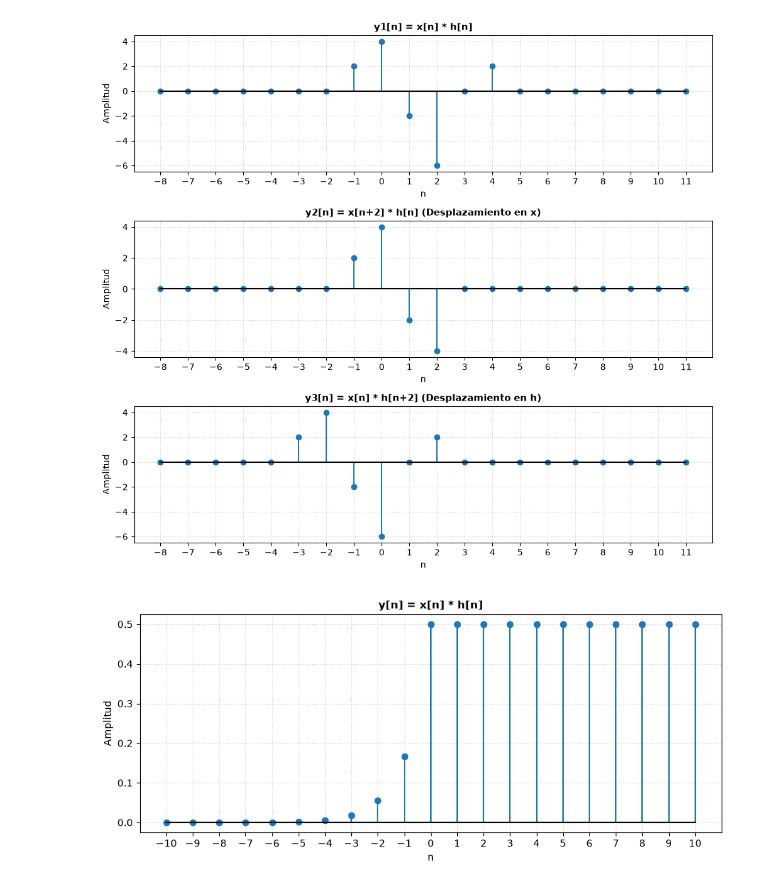
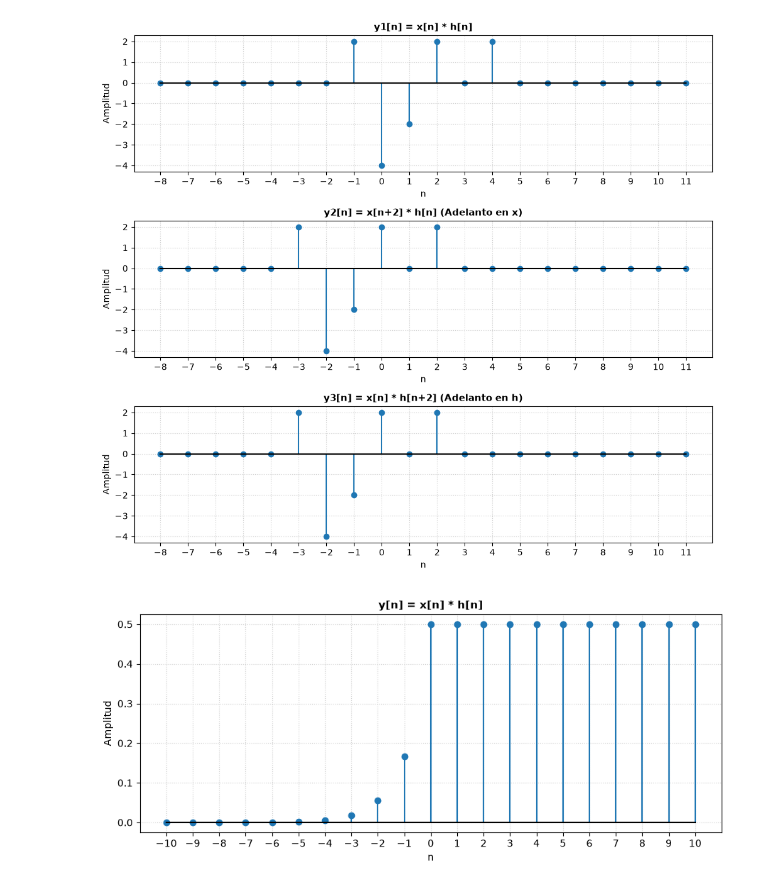
Before and after one commit to JulioOZ-cmyk/Procesamiento-de-senales, a Jupyter notebook: notebooks/Lab2.ipynb, the cells around one changed output. Drawn from its saved outputs; the diff is of its cells as text; code cells hidden in the pictures.

```diff
--- a/notebooks/Lab2.ipynb
+++ b/notebooks/Lab2.ipynb
@@ -6,7 +6,7 @@ n_range = np.arange(-8, 12)
 
 def x_sig(n):
     return (
-        (n == 0).astype(float) + 2 * (n == 1).astype(float) - (n == 3).astype(float)
+        (n == 0).astype(float) - 2 * (n == 1).astype(float) - (n == 3).astype(float)
     )
 
 def h_sig(n):
@@ -21,49 +21,47 @@ h_base = h_sig(n_h)
 y1_conv = np.convolve(x_base, h_base, mode="full")
 n_y1 = np.arange(n_x[0] + n_h[0], n_x[-1] + n_h[-1] + 1)
 
-n_x_shifted = n_x - 2
-x_shifted_base = x_sig(n_x_shifted)
+n_x_shifted = n_x + 2
+x_shifted_base = x_sig(n_x)
 y2_conv = np.convolve(x_shifted_base, h_base, mode="full")
-n_y2 = np.arange(n_x_shifted[0] + n_h[0], n_x_shifted[-1] + n_h[-1] + 1)
+n_y2 = np.arange(n_x[0] + n_h[0] - 2, n_x[-1] + n_h[-1] - 2 + 1)
 
-n_h_shifted = n_h - 2
+n_h_shifted = n_h + 2
 h_shifted_base = h_sig(n_h)
 y3_conv = np.convolve(x_base, h_shifted_base, mode="full")
-n_y3 = np.arange(n_x[0] + n_h_shifted[0], n_x[-1] + n_h_shifted[-1] + 1)
+n_y3 = np.arange(n_x[0] + n_h[0] - 2, n_x[-1] + n_h[-1] - 2 + 1)
 
 def map_to_range(n_src, y_src, n_dst):
     y_dst = np.zeros_like(n_dst, dtype=float)
     for n_val, val in zip(n_src, y_src):
         if n_val in n_dst:
             y_dst[n_dst == n_val] = val
     return y_dst
 
 y1 = map_to_range(n_y1, y1_conv, n_range)
 y2 = map_to_range(n_y2, y2_conv, n_range)
 y3 = map_to_range(n_y3, y3_conv, n_range)
 
 fig, axes = plt.subplots(3, 1, figsize=(10, 9))
-
 titulos = [
     r"y1[n] = x[n] * h[n]",
-    r"y2[n] = x[n+2] * h[n] (Desplazamiento en x)",
-    r"y3[n] = x[n] * h[n+2] (Desplazamiento en h)",
+    r"y2[n] = x[n+2] * h[n] (Adelanto en x)",
+    r"y3[n] = x[n] * h[n+2] (Adelanto en h)",
 ]
-
 senales = [y1, y2, y3]
 
 for ax, sig, title in zip(axes, senales, titulos):
     ax.stem(n_range, sig, basefmt="k-")
     ax.set_title(title, fontsize=11, fontweight="bold")
     ax.set_xlabel("n")
     ax.set_ylabel("Amplitud")
     ax.set_xticks(n_range)
     ax.grid(True, linestyle=":", alpha=0.6)
 
 plt.tight_layout()
 plt.show()
 # %% [output]
-[figure, old version]
+[figure, new version]
 # %%
 import matplotlib.pyplot as plt
 import numpy as np
```
